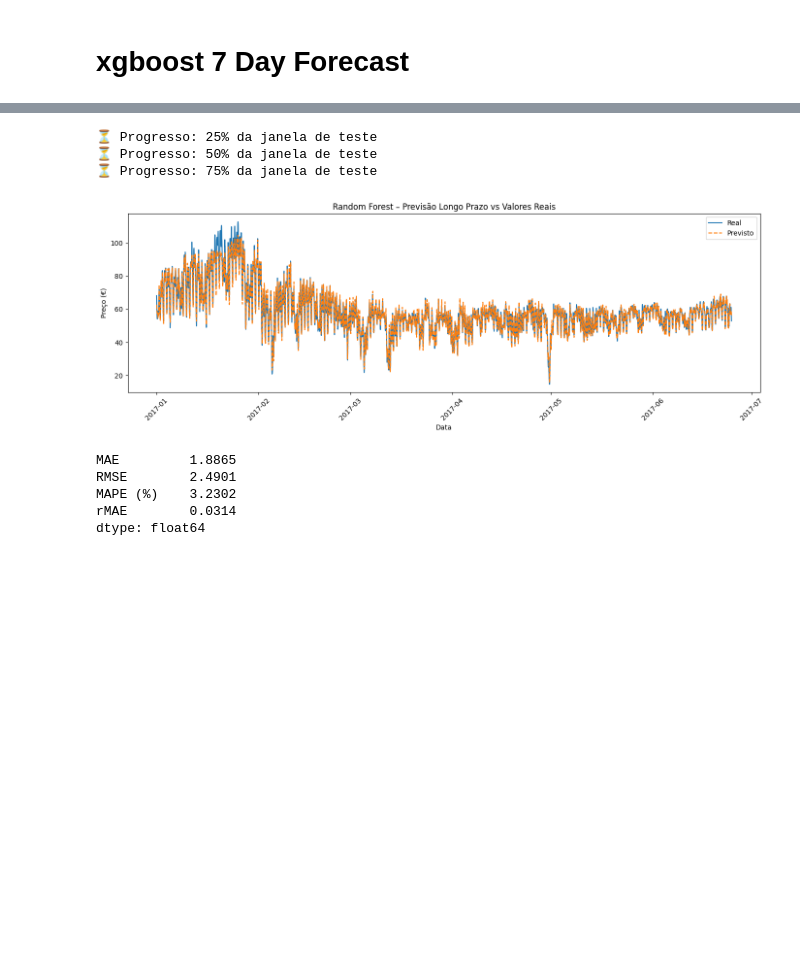
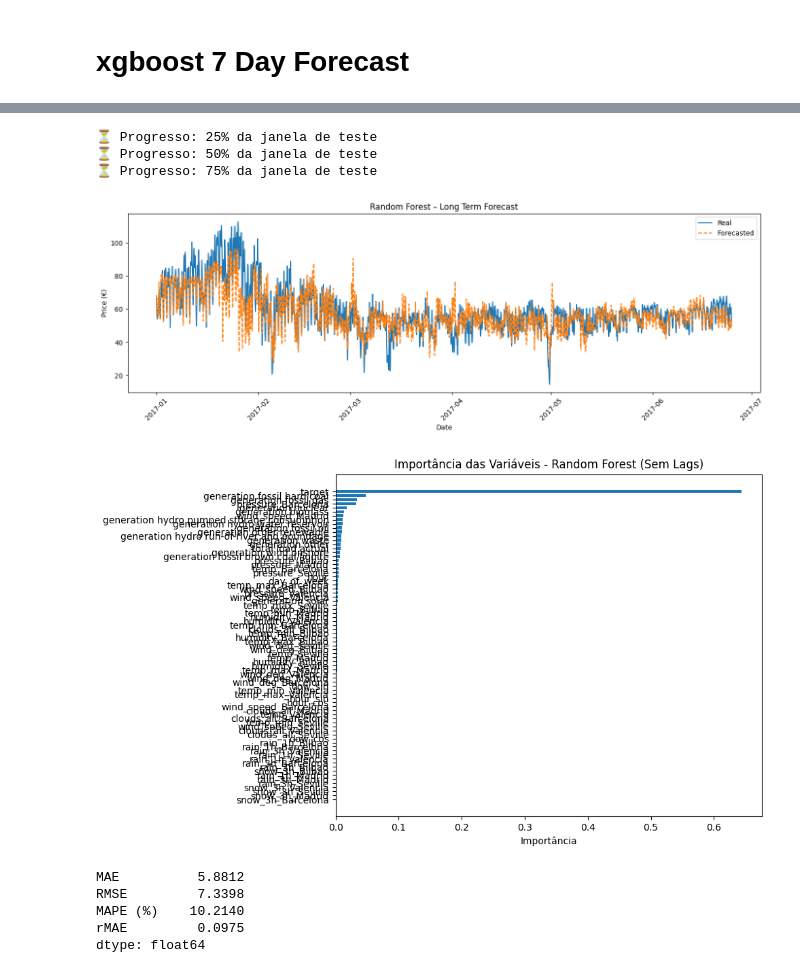
Before and after one commit to GoncaloPereira1201500/DIMEI, a Jupyter notebook: ModelsTrainingAndForecastingLongTerm.ipynb, the cells around one changed output, grey strips where cells are left out. Drawn from its saved outputs; the diff is of its cells as text; code cells hidden in the pictures; blank space fills up the shorter version.

```diff
--- a/ModelsTrainingAndForecastingLongTerm.ipynb
+++ b/ModelsTrainingAndForecastingLongTerm.ipynb
@@ -1588,6 +1590,9 @@ def longterm_sliding_expanding_rf_tunning(
     checkpoints = {int(total_steps * 0.25): "25%", int(total_steps * 0.5): "50%", int(total_steps * 0.75): "75%"}
 
     step = 0
+    final_model = None
+    final_feature_cols = None
+
     while current_test_start + pd.Timedelta(hours=forecast_horizon - 1) <= final_test_end:
         if step in checkpoints:
             print(f"⏳ Progresso: {checkpoints[step]} da janela de teste")
@@ -1598,7 +1603,8 @@ def longterm_sliding_expanding_rf_tunning(
         df_test = df.loc[current_test_start:current_test_end]
 
         drop_cols = ['price actual', 'price day ahead']
-        feature_cols = [col for col in df.columns if col not in drop_cols]
+        lag_cols = [col for col in df.columns if 'lag_' in col]
+        feature_cols = [col for col in df.columns if col not in drop_cols + lag_cols]
 
         X_train = df_train[feature_cols].values
         y_train = df_train['price actual'].values
@@ -1646,42 +1652,59 @@ def longterm_sliding_expanding_rf_tunning(
         current_test_start += pd.Timedelta(hours=forecast_horizon)
         step += 1
 
+        # Guardar o último modelo e colunas
+        final_model = model
+        final_feature_cols = feature_cols
+
     # Gráfico final
     if all_preds:
         plt.figure(figsize=(14, 5))
         plt.plot(all_dates, all_truths, label='Real', linewidth=1.5)
-        plt.plot(all_dates, all_preds, label='Previsto', linestyle='--', linewidth=1.5)
-        plt.title("Random Forest – Previsão Longo Prazo vs Valores Reais")
-        plt.xlabel("Data")
-        plt.ylabel("Preço (€)")
+        plt.plot(all_dates, all_preds, label='Forecasted', linestyle='--', linewidth=1.5)
+        plt.title("Random Forest – Long Term Forecast")
+        plt.xlabel("Date")
+        plt.ylabel("Price (€)")
         plt.legend()
         plt.xticks(rotation=45)
+        plt.tight_layout()
+        plt.show()
+
+    # Gráfico de importância das variáveis
+    if final_model and final_feature_cols:
+        importances = final_model.feature_importances_
+        sorted_idx = np.argsort(importances)[::-1]
+        plt.figure(figsize=(10, 6))
+        plt.barh(np.array(final_feature_cols)[sorted_idx], importances[sorted_idx])
+        plt.xlabel("Importância")
+        plt.title("Importância das Variáveis - Random Forest (Sem Lags)")
+        plt.gca().invert_yaxis()
         plt.tight_layout()
         plt.show()
 
     return pd.DataFrame(results)
 
 rf_forecast_results = longterm_sliding_expanding_rf_tunning(
     df=df_prepared,
     train_start='2015-01-01',
     train_end='2016-12-31',
     test_start='2017-01-01',
-    test_end='2017-06-30',  # 6 meses
+    test_end='2017-06-30',
     forecast_horizon=168,
     n_estimators=300,
     max_depth=20,
     min_samples_split=5,
     min_samples_leaf=2
 )
 
 print(rf_forecast_results[['MAE', 'RMSE', 'MAPE (%)', 'rMAE']].mean().round(4))
 # %% [output]
 ⏳ Progresso: 25% da janela de teste
 ⏳ Progresso: 50% da janela de teste
 ⏳ Progresso: 75% da janela de teste
-[figure, old version]
+[figure, new version]
+[figure, added]
-MAE         1.8865
-RMSE        2.4901
-MAPE (%)    3.2302
-rMAE        0.0314
+MAE          5.8812
+RMSE         7.3398
+MAPE (%)    10.2140
+rMAE         0.0975
 dtype: float64
```
Also changed, not shown: parts of 1 cell of this notebook, 2 other files.
